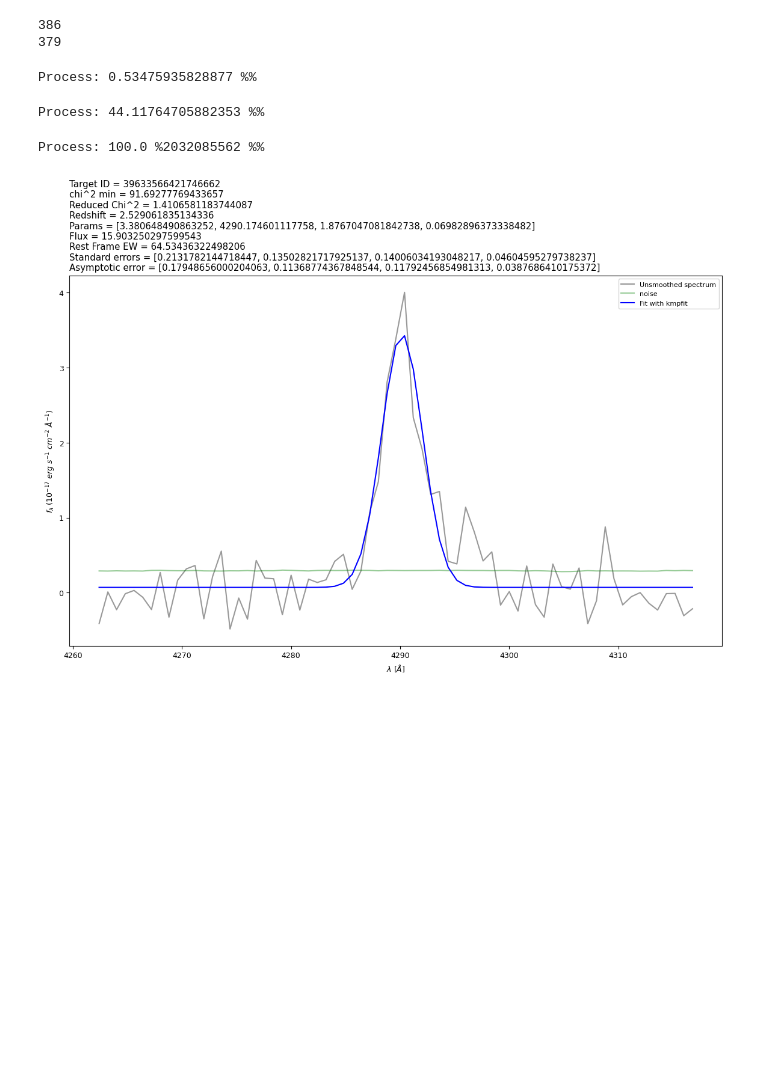
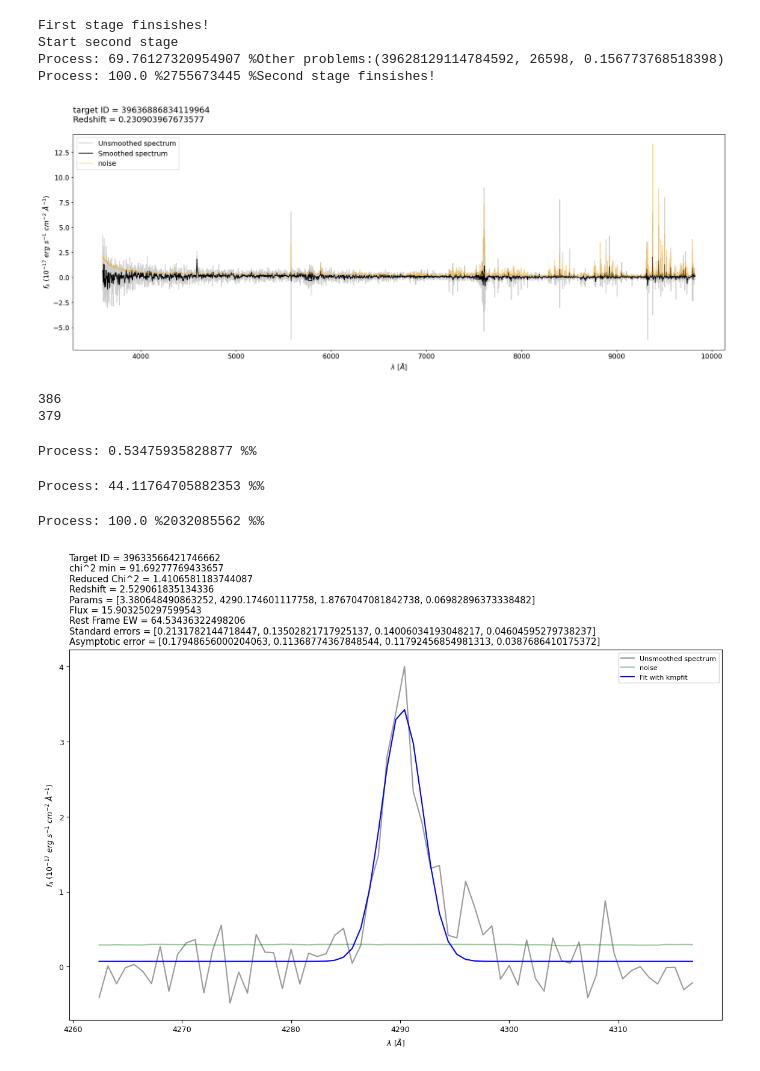
Before and after one commit to zrk-dreamer/DESI_LAE, a Jupyter notebook: OII_fitting.ipynb, the cells around one changed output. Cells and saved outputs as stored; diff of their text form; code cells hidden in the pictures; blank space fills up the shorter version.

```diff
--- a/OII_fitting.ipynb
+++ b/OII_fitting.ipynb
@@ -94,0 +118,14 @@ def selection_OII(path = None, ELG = ELG, redshift_range = [0.1, 0.4], OII_SNR =
+# %%
+spectra = selection_OII()
+# %% [output]
+First stage finsishes!
+Start second stage
+Process: 69.76127320954907 %Other problems:(39628129114784592, 26598, 0.156773768518398)
+Process: 100.0 %2755673445 %Second stage finsishes!
+# %%
+with fits.open(f"/global/cfs/cdirs/desi/spectro/redux/iron/healpix/main/dark/1/163/coadd-main-dark-163.fits", memmap = True) as hdul:
+    r = hdul[8].data
+    z = hdul[13].data
+
+for i in spectra:
+    i["wavelength"] = np.concatenate((i["wavelength"], r, z), axis = 0)
@@ -97,25 +137,20 @@ def plot_spec(spectra, end, init = 0, path = None, Lya = True):
     for i in range(init, end):
         record = spectra[i]
 
-        flux = record.flux
-        wavelength = record.wavelength
-        model = record.model
-        redshift = record.redshift
-        ivar = record.ivar
-        targetid = record.specid
-        sparcl_id = record.sparcl_id
+        flux = record["flux"]
+        wavelength = record["wavelength"]
+        redshift = record["redshift"]
+        ivar = record["ivar"]
+        targetid = record["specid"]
 
         w = wavelength
         f = flux
-        m = model
         iv = np.sqrt(ivar) ** -1
 
         if redshift > 0.4:
             continue
         if np.max(f) == np.inf:
             f[np.where(f == np.inf)] = np.median(f)
-        elif np.max(m) == np.inf:
-            m[np.where(m == np.inf)] = np.median(fm)
         elif np.max(iv) == np.inf:
             iv[np.where(iv == np.inf)] = np.median(iv)
 
@@ -126,40 +161,37 @@ def plot_spec(spectra, end, init = 0, path = None, Lya = True):
             mask_max = wavelength < max
             w = wavelength[mask_min & mask_max]
             f = flux[mask_min & mask_max]
-            m = model[mask_min & mask_max]
             iv = np.sqrt(ivar[mask_min & mask_max]) ** -1
 
             if redshift > 0.4:
                 continue
             if np.max(f) == np.inf:
                 f[np.where(f == np.inf)] = np.median(f)
-            elif np.max(m) == np.inf:
-                m[np.where(m == np.inf)] = np.median(fm)
             elif np.max(iv) == np.inf:
                 iv[np.where(iv == np.inf)] = np.median(iv)
         else:
             pass
 
         plt.close()
-        plt.title(f"ID = {sparcl_id}\n"
-                  f"target ID = {targetid}\n"
-                  f"Redshift = {redshift}\n", loc='left')
+        plt.title(f"target ID = {targetid}\n"
+                  f"Redshift = {redshift}\n", loc = 'left')
         plt.xlabel('$\lambda\ [\AA]$')
         plt.ylabel('$f_{\lambda}$ $(10^{-17}$ $erg$ $s^{-1}$ $cm^{-2}$ $\AA^{-1})$')
 
         # Plot unsmoothed spectrum in grey
-        plt.plot(w, f, color = 'k', alpha = 0.2, label='Unsmoothed spectrum')
+        plt.plot(w, f, color = 'k', alpha = 0.2, label = 'Unsmoothed spectrum')
 
         # Overplot spectrum smoothed using a 1-D Gaussian Kernel in black
-        plt.plot(w, convolve(f, Gaussian1DKernel(2)), color='k', label='Smoothed spectrum')
-
-        # Overplot the model spectrum in red
-        plt.plot(w, m, color = 'r', label = 'Model spectrum')
+        plt.plot(w, convolve(f, Gaussian1DKernel(2)), color = 'k', label = 'Smoothed spectrum')
 
         plt.plot(w, iv, color = 'orange', alpha = 0.5, label = 'noise')
 
         plt.legend()
-        plt.savefig(str(path) + f"/spectrum_{targetid}_OII.png", bbox_inches='tight')
+        plt.savefig(str(path) + f"/{targetid}.png", bbox_inches = 'tight')
+# %%
+plot_spec(spectra = spectra, end = len(spectra), init = 0, path = "/pscratch/sd/j/juikuan/DESI_LAE_spectrum/OII_catalog", Lya = False)
+# %% [output]
+[figure, added]
 # %%
 def fitting_Lya(spectra, end, result_path = None, spectra_path = None, init = 0, file_name = "OII_fitting"):
 
```
Also changed, not shown: parts of 6 cells of this notebook, 1 other file.
